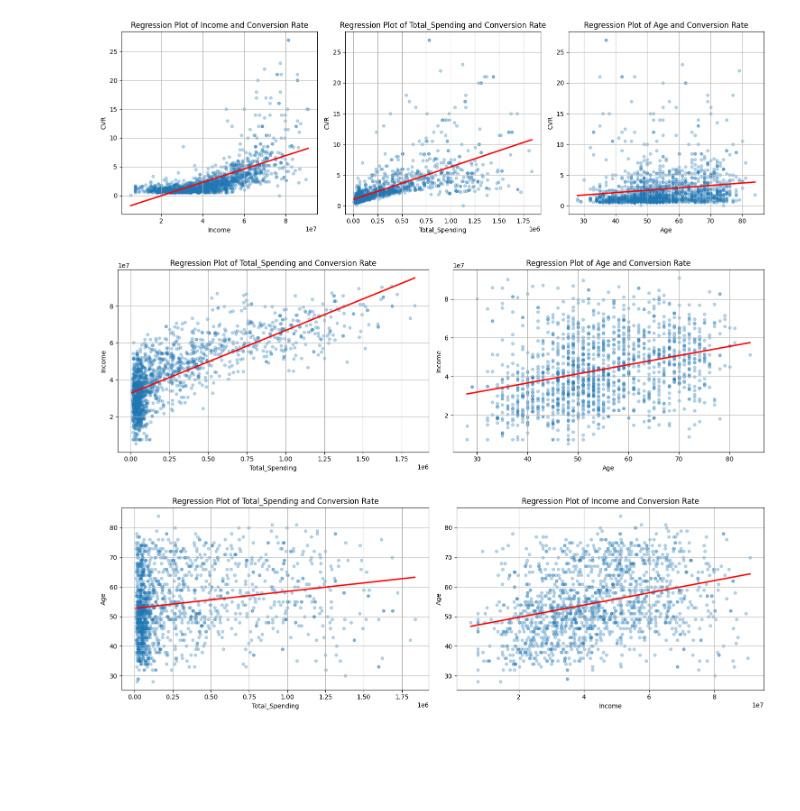
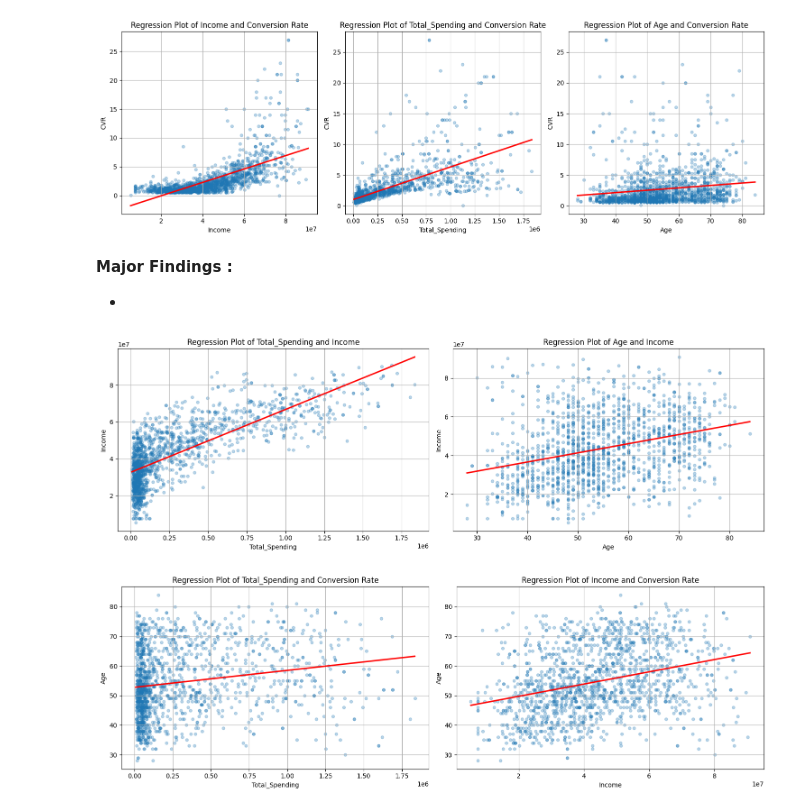
Before and after one commit to mcikalmerdeka/Predict-Customer-Personality-to-Boost-Marketing-Campaign-by-Using-Machine-Learning, a Jupyter notebook: Customer Personality Prediction Code.ipynb, the cells around one changed output. Saved outputs shown, nothing was run; the diff lists cells and outputs as text; code cells hidden in the pictures; blank space fills up the shorter version.

```diff
--- a/Customer Personality Prediction Code.ipynb
+++ b/Customer Personality Prediction Code.ipynb
@@ -352,0 +359,21 @@ df_filtered_outliers
+# %%
+# Outlier handling and create outliers-filtered new dataframe
+
+print(f'Rows before removing outliers: {len(df)}')
+
+filtered_entries = np.array([True] * len(df))
+for col in ['Year_Birth','Income', 'MntMeatProducts', 'MntSweetProducts', 'NumWebPurchases', 'NumCatalogPurchases']:
+    Q1 = df[col].quantile(0.25)
+    Q3 = df[col].quantile(0.75)
+    IQR = Q3 - Q1
+    lower_bound = Q1 - (IQR * 1.5)
+    upper_bound = Q3 + (IQR * 1.5)
+
+    filtered_entries = ((df[col] >= lower_bound) & (df[col] <= upper_bound)) & filtered_entries
+
+df_filtered_outliers = df[filtered_entries]
+
+print(f'Rows after removing outliers: {len(df_filtered_outliers)}')
+
+df_filtered_outliers = df[filtered_entries]
+df_filtered_outliers
@@ -759,23 +866,27 @@ plt.tight_layout()
 plt.show()
 # %% [output]
 [figure]
+# %% [markdown]
+**Major Findings :**
+
+-
 # %%
 # Regplot of Income vs Total Spending and Age
 
 included_col = ['Total_Spending', 'Age']
 
 fig, ax = plt.subplots(nrows=1, ncols=2, figsize=(15, 5))
 ax = ax.flatten()
 
 for i in range(len(included_col)):
     sns.regplot(data=df_filtered_outliers, ax=ax[i], x=included_col[i], y='Income', scatter_kws={'s':20, 'alpha':0.3}, line_kws={'color':'red'}, ci=False)
-    ax[i].set_title(f'Regression Plot of {included_col[i]} and Conversion Rate')
+    ax[i].set_title(f'Regression Plot of {included_col[i]} and Income')
     ax[i].grid(True)
 
 plt.tight_layout()
 plt.show()
 # %% [output]
-[figure, old version]
+[figure, new version]
 # %%
 # Regplot of Income vs Total Spending and Age
 
```
Also changed, not shown: parts of 35 cells of this notebook.
